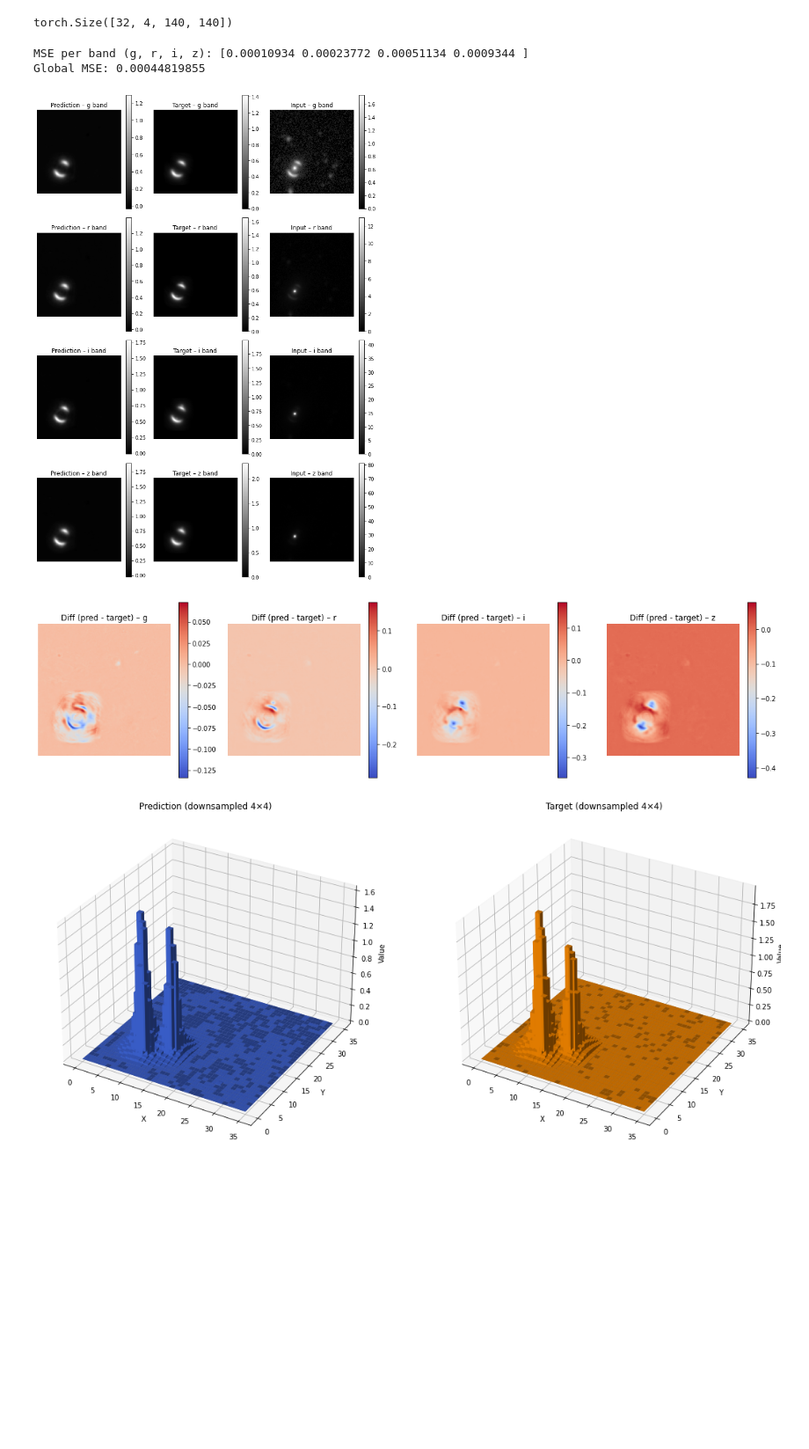
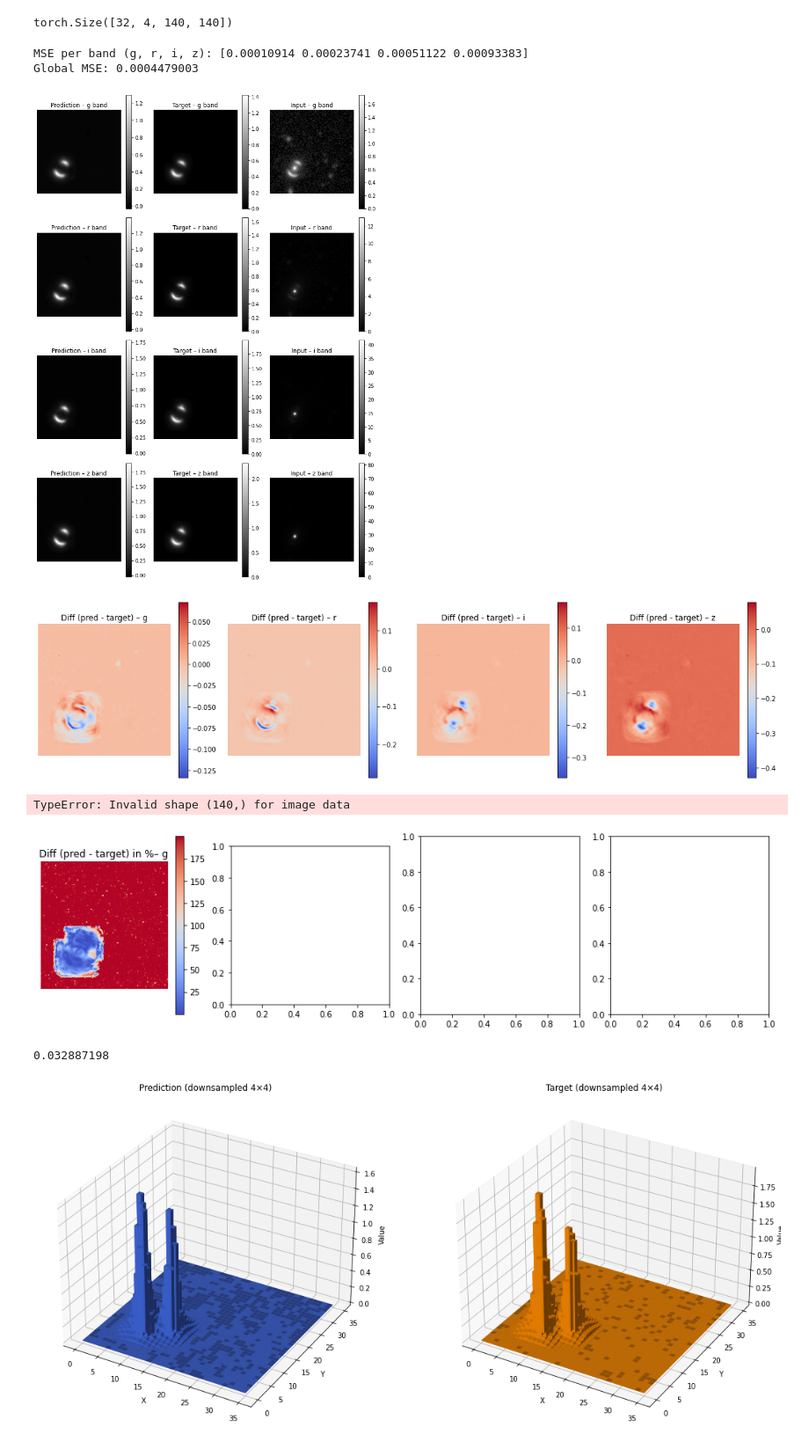
Before and after one commit to matthbatt/Deep-learning-gravitational-lensing, a Jupyter notebook: lensing_U-net.ipynb, the cells around one changed output. Shown at 88% size. Drawn from its saved outputs; the diff is of its cells as text; code cells hidden in the pictures; blank space fills up the shorter version.

```diff
--- a/lensing_U-net.ipynb
+++ b/lensing_U-net.ipynb
@@ -469,35 +472,58 @@ for i in range(4):
     im_targ = ax_targ.imshow(targ_np[i], origin='lower', cmap='gray')
     fig.colorbar(im_targ, ax=ax_targ)
     ax_targ.set_title(f"Target – {bandes[i]} band")
     ax_targ.axis('off')
 
     # Inpute
     ax_inpu = axes[i, 2]
     im_inpu = ax_inpu.imshow(inpu_np[i], origin='lower', cmap='gray')
     fig.colorbar(im_inpu, ax=ax_inpu)
     ax_inpu.set_title(f"Input – {bandes[i]} band")
     ax_inpu.axis('off')
 
 plt.tight_layout()
 plt.show()
 
 # --- Optional: difference maps ---
 fig, axes = plt.subplots(1, 4, figsize=(16, 4))
 for i in range(4):
     diff = pred_np[i] - targ_np[i]
     ax = axes[i]
     im = ax.imshow(diff, origin='lower', cmap='coolwarm')
     fig.colorbar(im, ax=ax)
     ax.set_title(f"Diff (pred - target) – {bandes[i]}")
     ax.axis('off')
 
 plt.tight_layout()
 plt.show()
+
+
+# --- Optional: difference maps ---
+fig, axes = plt.subplots(1, 4, figsize=(16, 4))
+for i in range(4):
+    pred_np = pred_np[i]
+    targ_np = targ_np[i]
+    eps = 1e-6
+    pct = 200 * np.abs(pred_np - targ_np) / (np.abs(pred_np) + np.abs(targ_np) + eps)
+    ax = axes[i]
+    im = ax.imshow(pct, origin='lower', cmap='coolwarm')
+    fig.colorbar(im, ax=ax)
+    ax.set_title(f"Diff (pred - target) in %– {bandes[i]}")
+    ax.axis('off')
+
+plt.tight_layout()
+plt.show()
 # %% [output]
-MSE per band (g, r, i, z): [0.00010934 0.00023772 0.00051134 0.0009344 ]
-Global MSE: 0.00044819855
+MSE per band (g, r, i, z): [0.00010914 0.00023741 0.00051122 0.00093383]
+Global MSE: 0.0004479003
 [figure]
 [figure]
+TypeError: Invalid shape (140,) for image data
+[figure, added]
+# %%
+np.mean(targ_np[i])
+# %% [output]
+0.032887198
 # %%
 import numpy as np
 import matplotlib.pyplot as plt
```
Also changed, not shown: parts of 2 cells of this notebook, 6 other files.
